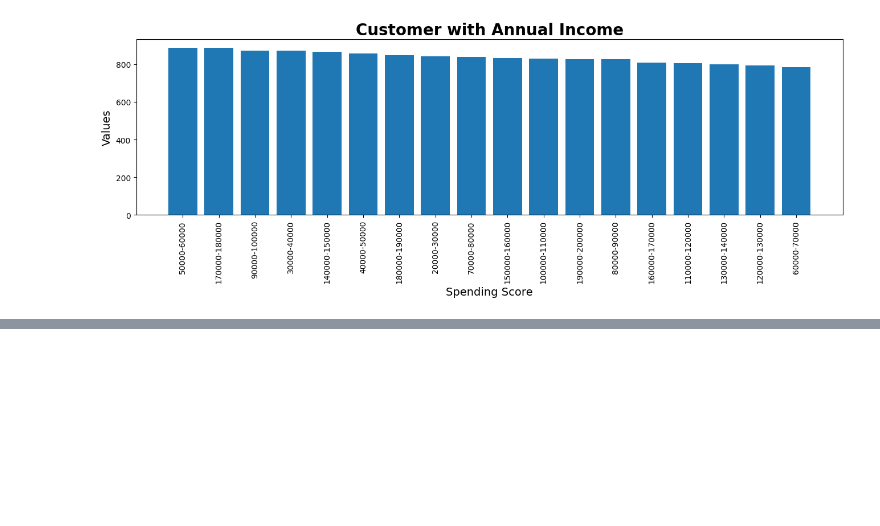
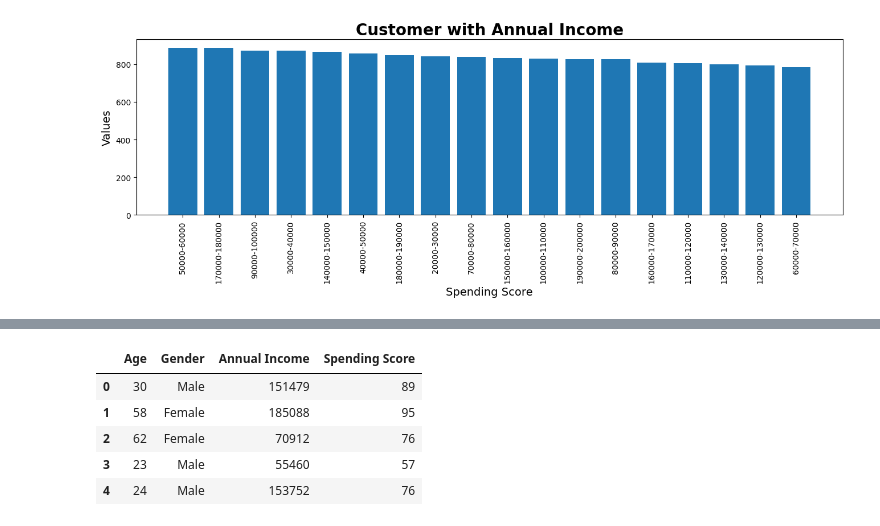
Before and after one commit to adityashakya836/pandas, a Jupyter notebook: shopping-mall-customer-segmentation.ipynb, the cells around one changed output, grey strips where cells are left out. Cells and saved outputs as stored; diff of their text form; code cells hidden in the pictures; blank space fills up the shorter version.

```diff
--- a/shopping-mall-customer-segmentation.ipynb
+++ b/shopping-mall-customer-segmentation.ipynb
@@ -151,0 +171,12 @@ grouped_data = data.groupby(['Age','Gender']).sum()
+# %%
+# removing customer id
+data = data.drop('Customer ID', axis = 1)
+# %%
+data.head()
+# %% [output]
+|  | Age | Gender | Annual Income | Spending Score |
+| 0 | 30 | Male | 151479 | 89 |
+| 1 | 58 | Female | 185088 | 95 |
+| 2 | 62 | Female | 70912 | 76 |
+| 3 | 23 | Male | 55460 | 57 |
+| 4 | 24 | Male | 153752 | 76 |
```
Also changed, not shown: parts of 8 cells of this notebook.
